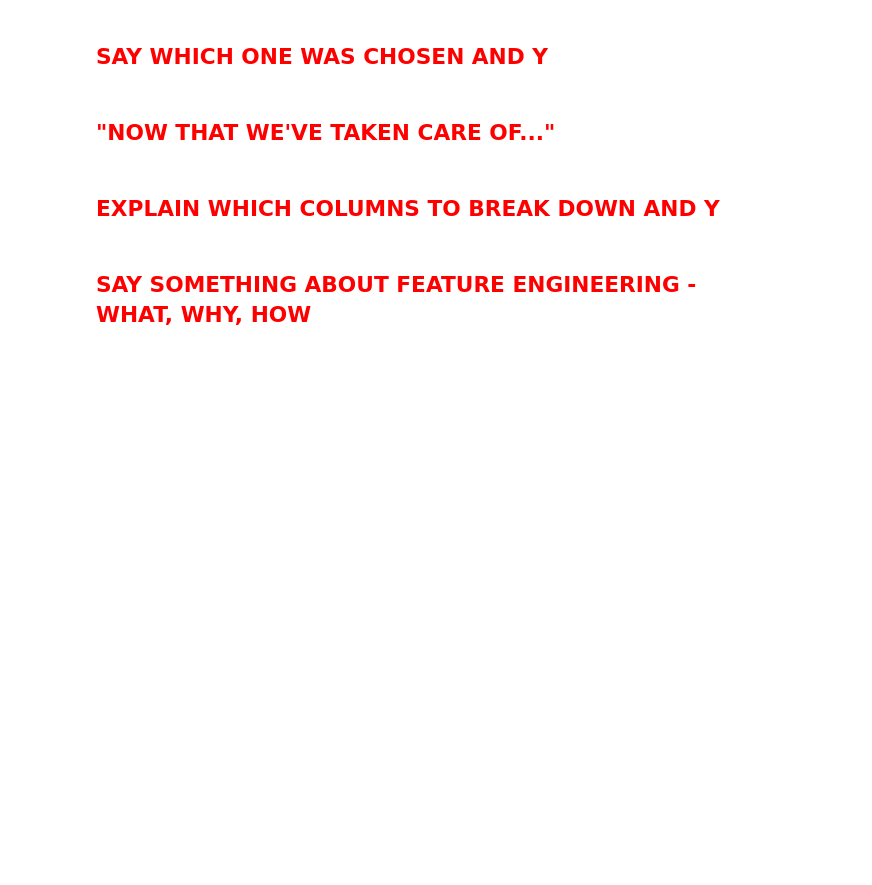
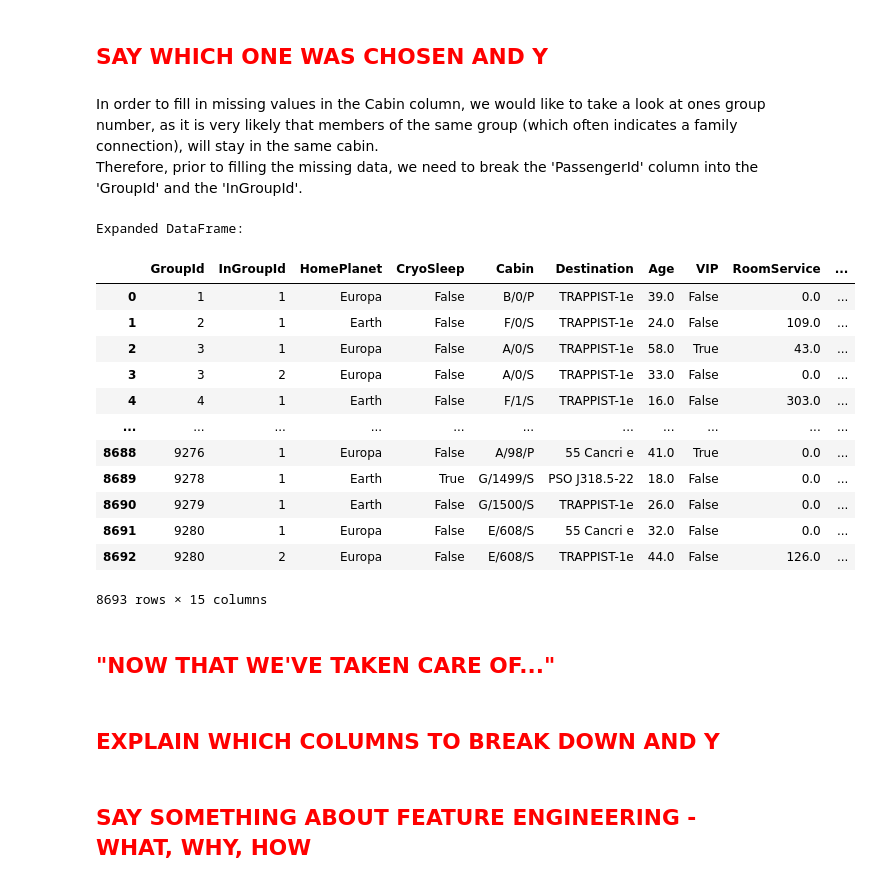
Before and after one commit to Ido-Studies/DSIP-Final-Project, a Jupyter notebook: src/Machine Learning/Machine_Learning_Part-DSIP_Concluding_Assignment.ipynb, the cells around one changed output. Cells and saved outputs as stored; diff of their text form; code cells hidden in the pictures; blank space fills up the shorter version.

Commit message:
Split PassengerId

```diff
--- a/src/Machine Learning/Machine_Learning_Part-DSIP_Concluding_Assignment.ipynb
+++ b/src/Machine Learning/Machine_Learning_Part-DSIP_Concluding_Assignment.ipynb
@@ -963,3 +971,35 @@ What are the pros and cons of each method?
 </div>
 # %% [markdown]
 <h2 style="color: red;">SAY WHICH ONE WAS CHOSEN AND Y</h2>
+# %% [markdown]
+In order to fill in missing values in the Cabin column, we would like to take a look at ones group number, as it is very likely that members of the same group (which often indicates a family connection), will stay in the same cabin.<br>
+Therefore, prior to filling the missing data, we need to break the 'PassengerId' column into the 'GroupId' and the 'InGroupId'.
+# %%
+expanded_df = df.copy()
+column_to_split_and_remove: str = "PassengerId"
+# columns_to_split_into: list[str] = ["GroupId", "InGroupId"]
+try:
+    expanded_df[["GroupId", "InGroupId"]] = expanded_df.pop(column_to_split_and_remove).str.split('_', expand=True).astype(int)
+    expanded_df.insert(0, "GroupId", expanded_df.pop("GroupId"))
+    expanded_df.insert(1, "InGroupId", expanded_df.pop("InGroupId"))
+except KeyError:
+    print("No such column!")
+    print("No changes were made\n\n")
+# expanded_df[["GroupId", "InGroupId"]] = expanded_df[["GroupId", "InGroupId"]].astype(int)
+print("Expanded DataFrame:")
+expanded_df
+# %% [output]
+Expanded DataFrame:
+|  | GroupId | InGroupId | HomePlanet | CryoSleep | Cabin | Destination | Age | VIP | RoomService | ... |
+| 0 | 1 | 1 | Europa | False | B/0/P | TRAPPIST-1e | 39.0 | False | 0.0 | ... |
+| 1 | 2 | 1 | Earth | False | F/0/S | TRAPPIST-1e | 24.0 | False | 109.0 | ... |
+| 2 | 3 | 1 | Europa | False | A/0/S | TRAPPIST-1e | 58.0 | True | 43.0 | ... |
+| 3 | 3 | 2 | Europa | False | A/0/S | TRAPPIST-1e | 33.0 | False | 0.0 | ... |
+| 4 | 4 | 1 | Earth | False | F/1/S | TRAPPIST-1e | 16.0 | False | 303.0 | ... |
+| ... | ... | ... | ... | ... | ... | ... | ... | ... | ... | ... |
+| 8688 | 9276 | 1 | Europa | False | A/98/P | 55 Cancri e | 41.0 | True | 0.0 | ... |
+| 8689 | 9278 | 1 | Earth | True | G/1499/S | PSO J318.5-22 | 18.0 | False | 0.0 | ... |
+| 8690 | 9279 | 1 | Earth | False | G/1500/S | TRAPPIST-1e | 26.0 | False | 0.0 | ... |
+| 8691 | 9280 | 1 | Europa | False | E/608/S | 55 Cancri e | 32.0 | False | 0.0 | ... |
+| 8692 | 9280 | 2 | Europa | False | E/608/S | TRAPPIST-1e | 44.0 | False | 126.0 | ... |
+8693 rows × 15 columns
```
Also changed, not shown: parts of 11 cells of this notebook.
